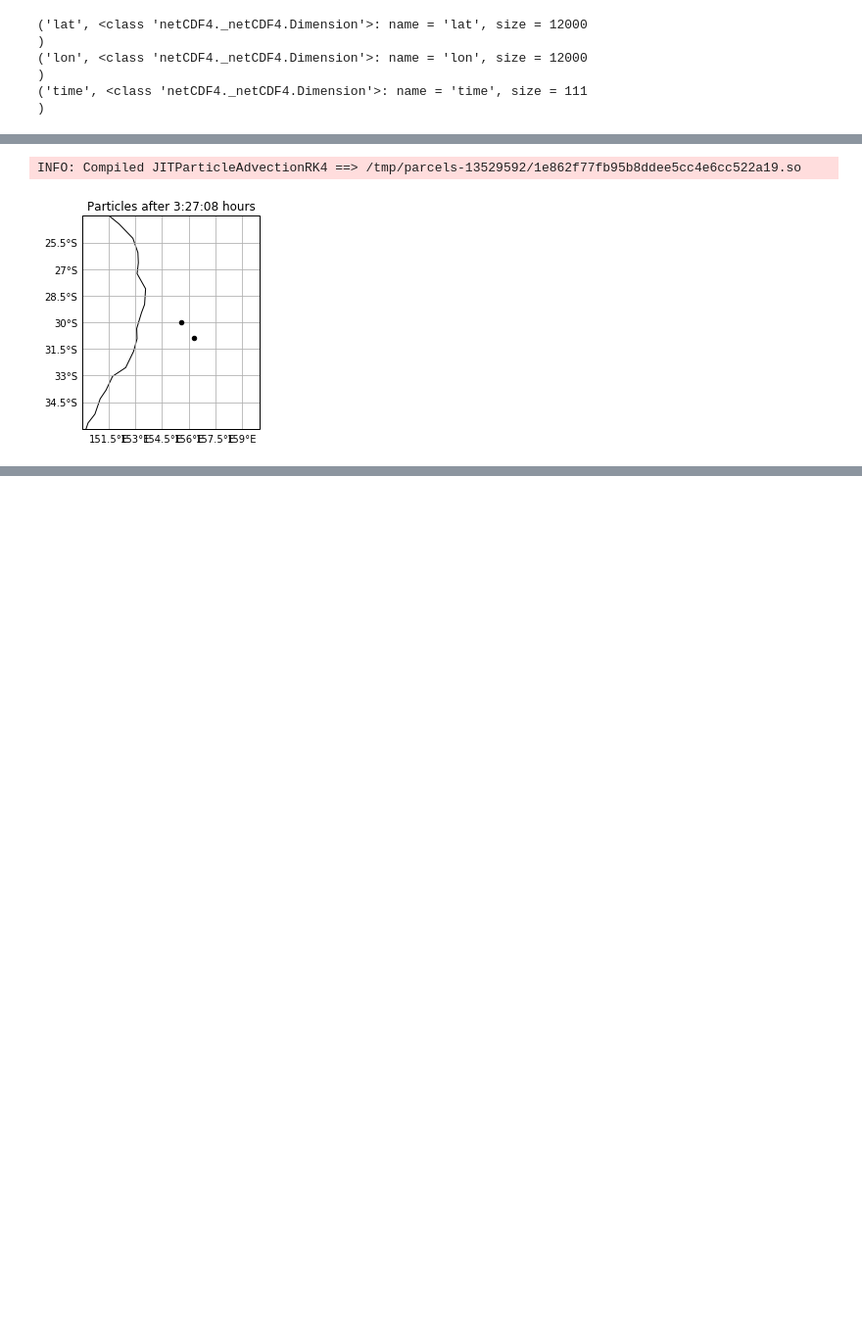
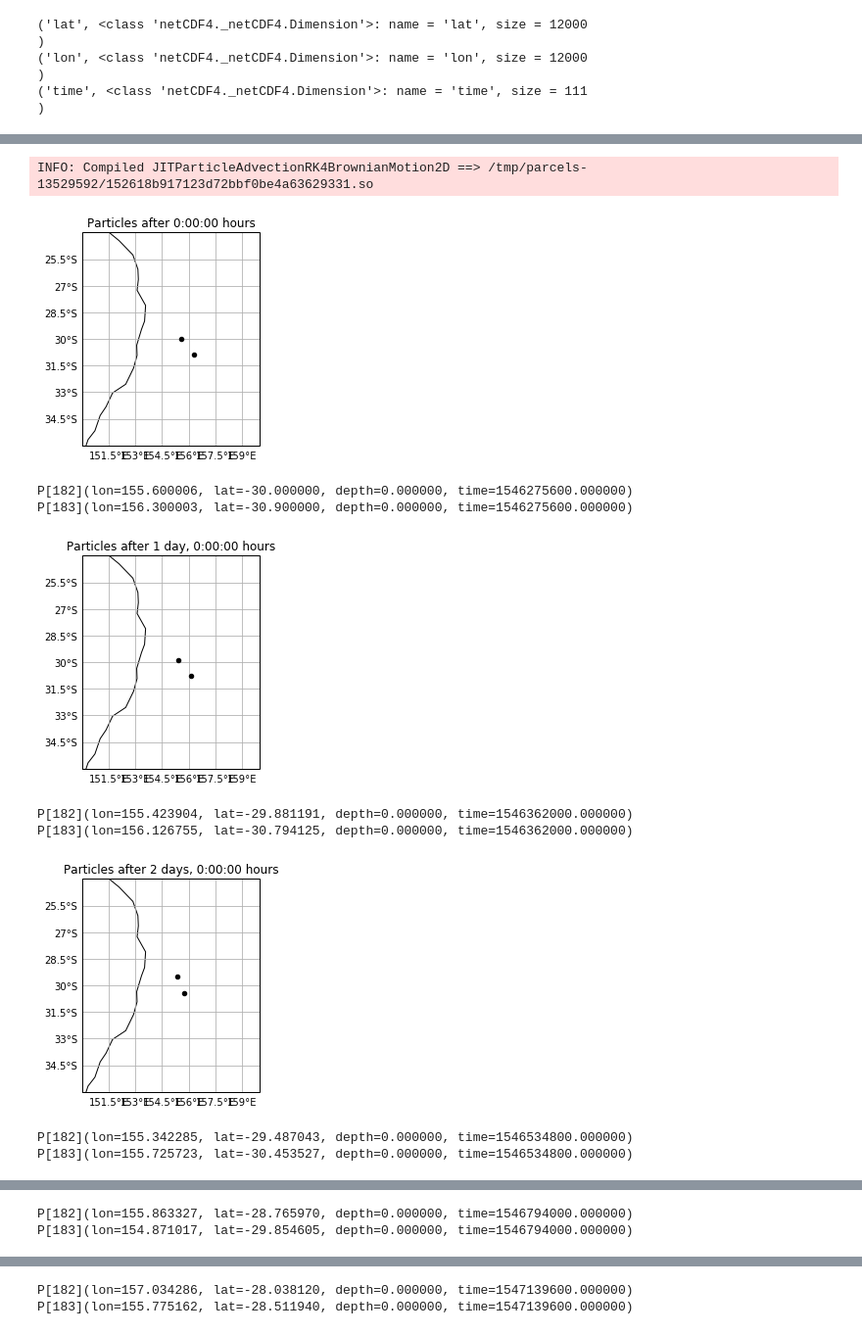
Before and after one commit to natachabourg/Bluebottles, a Jupyter notebook: imos_current_data/analysis_imos_current_data/Untitled.ipynb, the cells around one changed output, grey strips where cells are left out. Shown: that part at 98% size. Cells and saved outputs as stored; diff of their text form; code cells hidden in the pictures; blank space fills up the shorter version.

Commit message:
Add Brownian and Test Kernel to advection

```diff
--- a/imos_current_data/analysis_imos_current_data/Untitled.ipynb
+++ b/imos_current_data/analysis_imos_current_data/Untitled.ipynb
@@ -194,11 +182,12 @@ import new .nc file
 # %%
 u_new = np.array(u_new,dtype=np.float64)
 v_new = np.array(v_new,dtype=np.float64)
+time=np.array(time,dtype=np.float64)
 # %%
 data = {'U' : u_new,
         'V' : v_new}
 dims = {'lon' : grid_y,
         'lat' : grid_x,
-        'time' : temps}
+        'time' : time}
 # %%
 fieldset_new = FieldSet.from_data(data, dims, allow_time_extrapolation=True)
@@ -244,11 +273,11 @@ pset = ParticleSet.from_list(fieldset=fieldset_new,
                              pclass=JITParticle,
                              lon=[151.2,  151.3],
                              lat=[-33.92, -33.9],
-                             time=temps[0])
+                             time=time[5])
 images=[]
-for i in range(10):
-    pset.execute(AdvectionRK4, runtime=timedelta(days=i), dt=-timedelta(minutes=5), recovery={ErrorCode.ErrorOutOfBounds: DeleteParticle})
-    pset.show(savefile='../outputs_imos_current_data/make_gif/particle_try_'+str(i),field='vector', vmin=0., vmax=1.5,land=False,show_time=datetime(1970,1,1,0,0))
+for i in range(24):
+    pset.execute(AdvectionRK4, runtime=timedelta(hours=i), dt=-timedelta(minutes=5), recovery={ErrorCode.ErrorOutOfBounds: DeleteParticle})
+    pset.show(savefile='../outputs_imos_current_data/make_gif/particle_try_'+str(i),field='vector', vmin=0., vmax=1.5,land=False,show_time=(time[5]+i*86400/24))
     images.append(imageio.imread('../outputs_imos_current_data/make_gif/particle_try_'+str(i)+'.png'))
-imageio.mimsave('../outputs_imos_current_data/particle_advection_reverse_try2.gif', images)
+imageio.mimsave('../outputs_imos_current_data/particle_advection_reverse2.gif', images)
 # %% [output]
@@ -265,0 +303,10 @@ TypeError: unsupported operand type(s) for +: 'int' and 'datetime.datetime'
+# %%
+from parcels import (FieldSet, AdvectionRK4, BrownianMotion2D, Field,
+                     ParticleSet, JITParticle, Variable, ErrorCode)
+size2D = (fieldset_new.U.grid.ydim, fieldset_new.U.grid.xdim)
+fieldset_new.add_field(Field('Kh_zonal', data=2.65e-2*np.ones(size2D),
+                             lon=fieldset_new.U.grid.lon, lat=fieldset_new.U.grid.lat,
+                             mesh='spherical', allow_time_extrapolation=True))
+fieldset_new.add_field(Field('Kh_meridional', data=2.65e-2*np.ones(size2D),
+                             lon=fieldset_new.U.grid.lon, lat=fieldset_new.U.grid.lat,
+                             mesh='spherical', allow_time_extrapolation=True))
@@ -266,14 +315,23 @@ TypeError: unsupported operand type(s) for +: 'int' and 'datetime.datetime'
 # %%
 pset = ParticleSet.from_list(fieldset=fieldset_new,
                              pclass=JITParticle,
                              lon=[155.6,  156.3],
                              lat=[-30, -30.9],
-                             time=fieldset_new.U.grid.time[0])
+                             time=time[0])
 images=[]
-kernels=AdvectionRK4
-#for i in range(10):
-pset.execute(kernels, endtime=fieldset_new.U.grid.time[10],recovery={ErrorCode.ErrorOutOfBounds: DeleteParticle})
-pset.show()
+kernels=pset.Kernel(AdvectionRK4)+BrownianMotion2D
+for i in range(20):
+    pset.execute(kernels, runtime=timedelta(days=i), dt=timedelta(minutes=5), recovery={ErrorCode.ErrorOutOfBounds: DeleteParticle})
+    pset.show(show_time=timedelta(days=i))
+    print(pset)
 # %% [output]
-INFO: Compiled JITParticleAdvectionRK4 ==> /tmp/parcels-13529592/1e862f77fb95b8ddee5cc4e6cc522a19.so
+INFO: Compiled JITParticleAdvectionRK4BrownianMotion2D ==> /tmp/parcels-13529592/152618b917123d72bbf0be4a63629331.so
 [figure]
+P[182](lon=155.600006, lat=-30.000000, depth=0.000000, time=1546275600.000000)
+P[183](lon=156.300003, lat=-30.900000, depth=0.000000, time=1546275600.000000)
+[figure, added]
+P[182](lon=155.423904, lat=-29.881191, depth=0.000000, time=1546362000.000000)
+P[183](lon=156.126755, lat=-30.794125, depth=0.000000, time=1546362000.000000)
+[figure, added]
+P[182](lon=155.342285, lat=-29.487043, depth=0.000000, time=1546534800.000000)
+P[183](lon=155.725723, lat=-30.453527, depth=0.000000, time=1546534800.000000)
@@ -279,0 +339,2 @@ INFO: Compiled JITParticleAdvectionRK4 ==> /tmp/parcels-13529592/1e862f77fb95b8d
+P[182](lon=155.863327, lat=-28.765970, depth=0.000000, time=1546794000.000000)
+P[183](lon=154.871017, lat=-29.854605, depth=0.000000, time=1546794000.000000)
@@ -279,0 +342,2 @@ INFO: Compiled JITParticleAdvectionRK4 ==> /tmp/parcels-13529592/1e862f77fb95b8d
+P[182](lon=157.034286, lat=-28.038120, depth=0.000000, time=1547139600.000000)
+P[183](lon=155.775162, lat=-28.511940, depth=0.000000, time=1547139600.000000)
```
Also changed, not shown: parts of 27 cells of this notebook, 11 other files.
